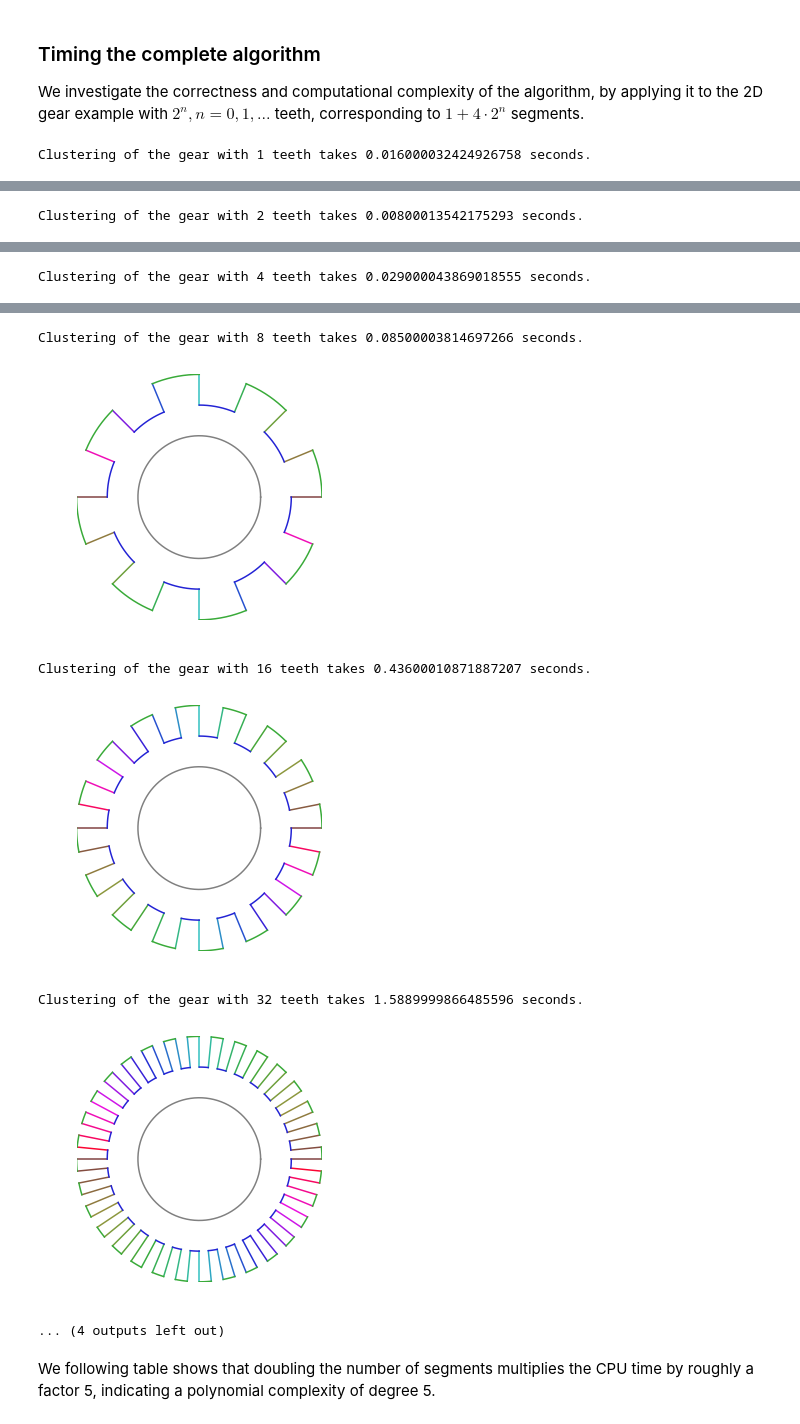
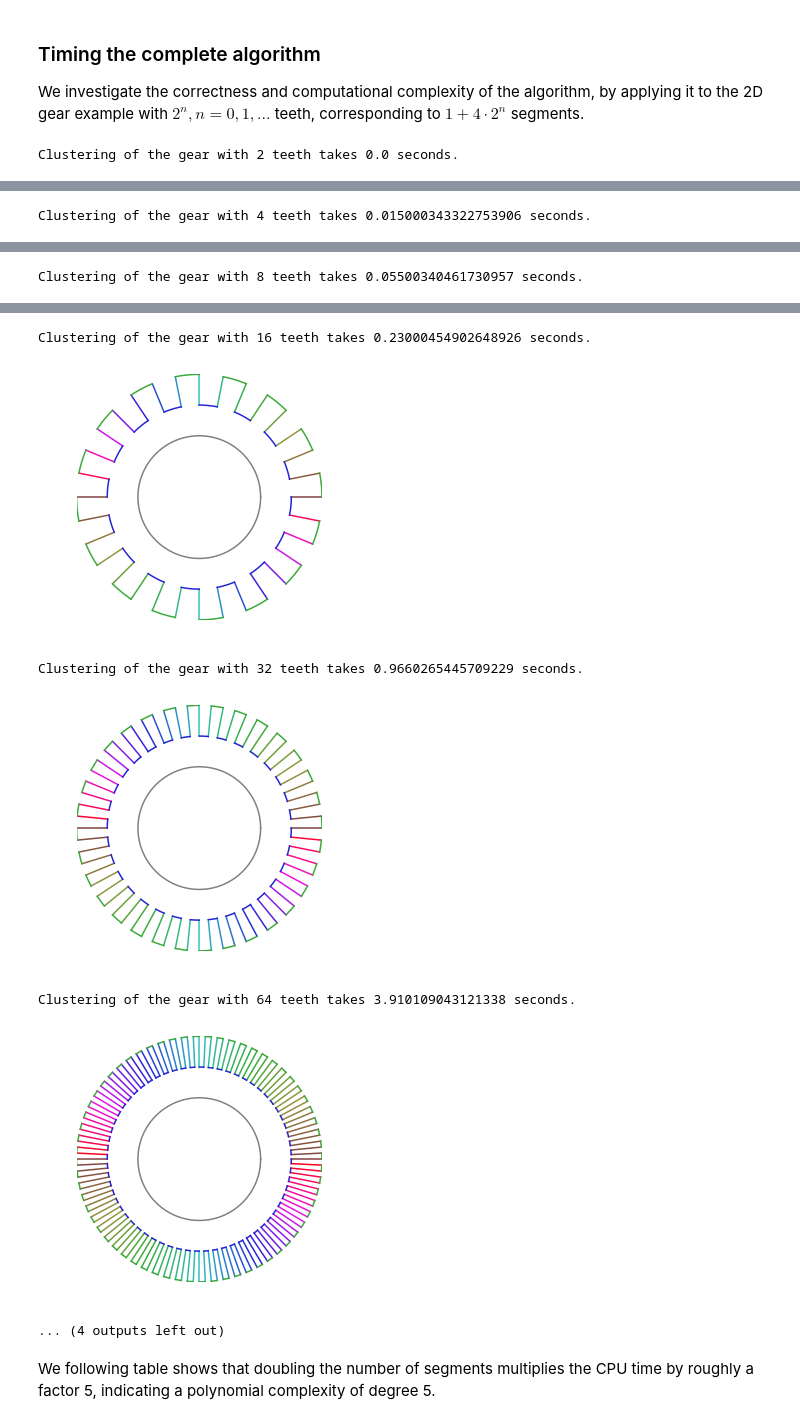
Before and after one commit to georgmuntingh/ImplicitClustering, a Jupyter notebook: Clustering.ipynb, the cells around one changed output, grey strips where cells are left out. Cells and saved outputs as stored; diff of their text form; code cells hidden in the pictures.

Commit message:
Update the cluster segmentation matrix instead of computing from scratch.

```diff
--- a/Clustering.ipynb
+++ b/Clustering.ipynb
@@ -203,6 +211,7 @@ def clustering_by_degree(segments, ns, deg, verbose = False, early_stopping = Tr
     a list `segment_labels_history` of the `segment_labels` in each
     step.
     """
+
     t0 = time.time()
     D = segment_dissimilarity_matrix(segments, ns, deg)
     if verbose:
@@ -218,9 +227,9 @@ def clustering_by_degree(segments, ns, deg, verbose = False, early_stopping = Tr
     segment_labels = list(range(n))
     segment_labels_history = np.asmatrix(segment_labels)
     t0 = time.time()
+
+    DD = D + np.diag(D.shape[0]*[math.inf])
     for it in range(n - 1):
-        DD = cluster_dissimilarity_matrix(D, segment_labels)
-
         # Find the segments with indices row, col with minimum dissimilarity.
         # Stop clustering if it exceeds the stopping tolerance.
         row, col = np.unravel_index(DD.argmin(), DD.shape)
@@ -229,6 +238,7 @@ def clustering_by_degree(segments, ns, deg, verbose = False, early_stopping = Tr
             break
 
         SSV.append(DD[row, col])
+        DD = update_cluster_dissimilarity_matrix(D, DD, segment_labels, row, col)
 
         # Union of the clusters with minimum distance
         cc = [i for i in range(n) if segment_labels[i] == col]
@@ -515,11 +537,7 @@ The clustering procedure for the segments of degree 2 takes 0.012001276016235352
 ### Timing the complete algorithm
 We investigate the correctness and computational complexity of the algorithm, by applying it to the 2D gear example with $2^n, n = 0, 1, ...$ teeth, corresponding to $1 + 4\cdot 2^n$ segments.
 # %%
-L_timings = []
-for T in [2, 4, 8, 16, 32, 64, 128]:
-    L_segments = segments_ordered(T, R1, R2, R3, ns)
-
-    t0 = time.time()
+def apply_clustering(L_segments):
     L_SSV = []
     L_segment_labels_history = []
 
@@ -530,13 +548,25 @@ for T in [2, 4, 8, 16, 32, 64, 128]:
         increment_SSV = len(SSV)*[0]
         increment_SSV[0] = SSV[0]
         for i in range(1, len(SSV)):
-            increment_SSV[i]=SSV[i]/SSV[i-1]
+            increment_SSV[i]=SSV[i] / SSV[i-1]
+
         L_segment_labels_history.append(segment_labels_history)
         increment_SSV.index(max(increment_SSV))
         Labeled_segments.append(segment_labels_history[increment_SSV.index(max(increment_SSV))])
 
+    return L_SSV, Labeled_segments
 
-    t1 = time.time() - t0
+L_timings = []
+for T in [2,4,8,16,32,64,128,256]:
+    L_segments = segments_ordered(T, R1, R2, R3, ns)
+
+    # We time the clustering procedure, using the best out of 10 runs
+    t1 = math.inf
+    for i in range(10):
+        t0 = time.time()
+        L_SSV, Labeled_segments = apply_clustering(L_segments)
+        t1 = min(t1, time.time() - t0)
+
     L_timings.append( (T, t1) )
     print("Clustering of the gear with",T,"teeth takes",t1,"seconds.")
 
@@ -544,4 +574,4 @@ for T in [2, 4, 8, 16, 32, 64, 128]:
     L_segment_labels = [list(np.array(segment_labels)[-1,:]) for segment_labels in Labeled_segments[:]]
     plot_clustered_gear(L_segments, L_segment_labels)
 # %% [output]
-Clustering of the gear with 1 teeth takes 0.016000032424926758 seconds.
+Clustering of the gear with 2 teeth takes 0.0 seconds.
@@ -549 +579 @@ Clustering of the gear with 1 teeth takes 0.016000032424926758 seconds.
-Clustering of the gear with 2 teeth takes 0.00800013542175293 seconds.
+Clustering of the gear with 4 teeth takes 0.015000343322753906 seconds.
@@ -551 +581 @@ Clustering of the gear with 2 teeth takes 0.00800013542175293 seconds.
-Clustering of the gear with 4 teeth takes 0.029000043869018555 seconds.
+Clustering of the gear with 8 teeth takes 0.05500340461730957 seconds.
@@ -553,9 +583,9 @@ Clustering of the gear with 4 teeth takes 0.029000043869018555 seconds.
-Clustering of the gear with 8 teeth takes 0.08500003814697266 seconds.
+Clustering of the gear with 16 teeth takes 0.23000454902648926 seconds.
-[figure, old version]
+[figure, new version]
-Clustering of the gear with 16 teeth takes 0.43600010871887207 seconds.
+Clustering of the gear with 32 teeth takes 0.9660265445709229 seconds.
-[figure, old version]
+[figure, new version]
-Clustering of the gear with 32 teeth takes 1.5889999866485596 seconds.
+Clustering of the gear with 64 teeth takes 3.910109043121338 seconds.
-[figure, old version]
+[figure, new version]
 ... (4 outputs left out)
 # %% [markdown]
 We following table shows that doubling the number of segments multiplies the CPU time by roughly a factor 5, indicating a polynomial complexity of degree 5.
```
Also changed, not shown: parts of 5 cells of this notebook, 11 other files.
